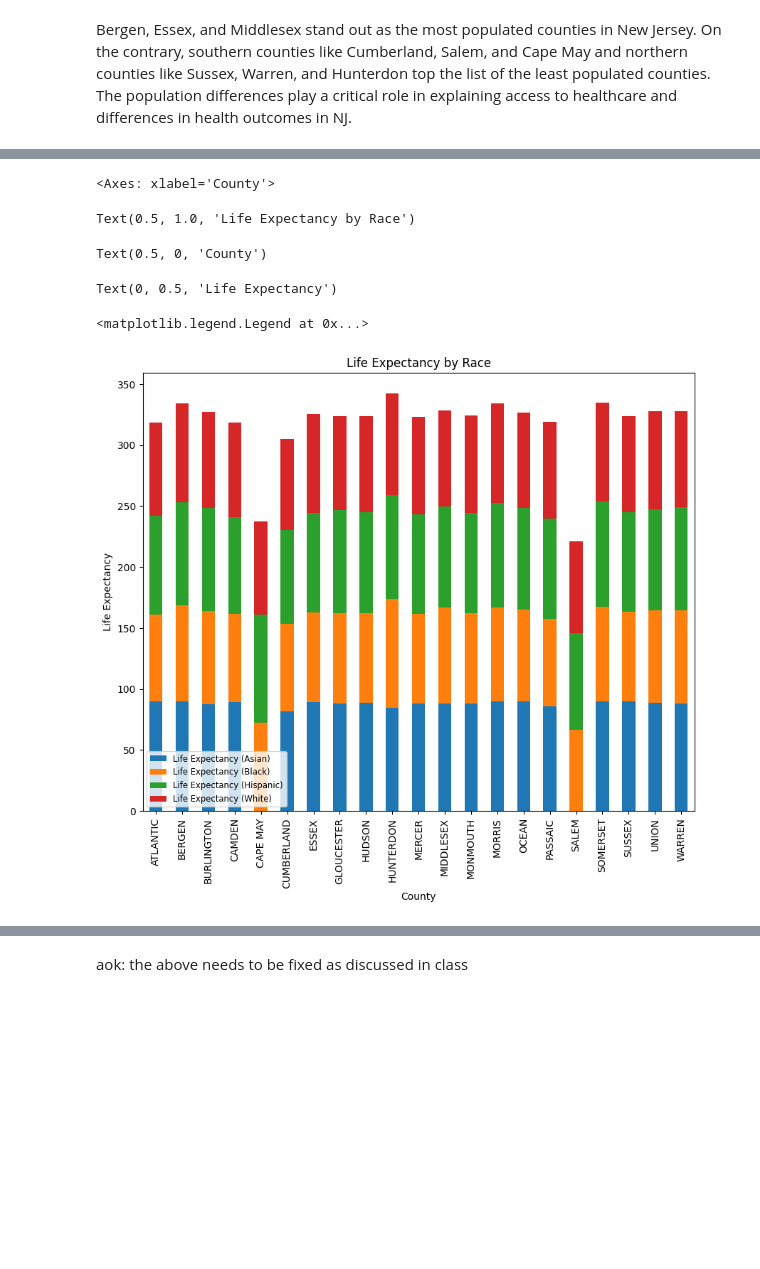
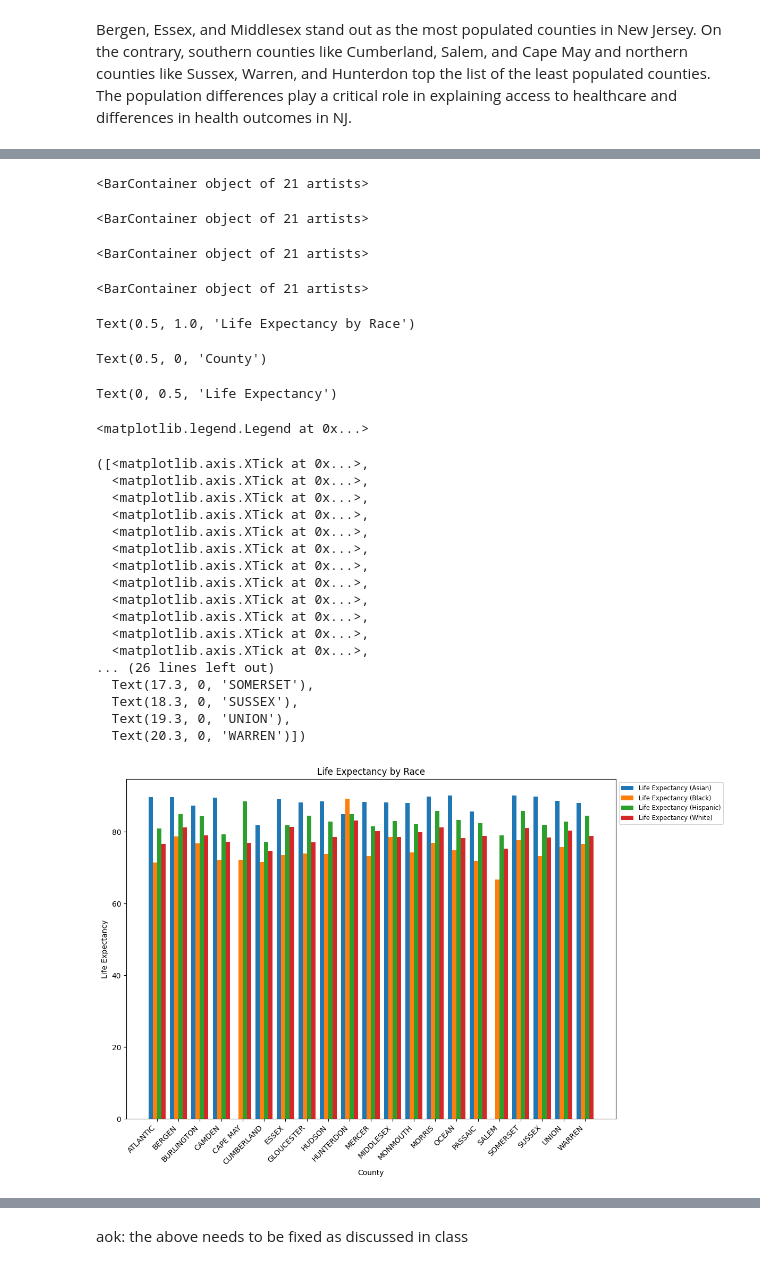
Before and after one commit to Brian13Noble/Geographical-Information-Systems-Projects, a Jupyter notebook: ps3.ipynb, the cells around one changed output, grey strips where cells are left out. Saved outputs shown, nothing was run; the diff lists cells and outputs as text; code cells hidden in the pictures; blank space fills up the shorter version.

```diff
--- a/ps3.ipynb
+++ b/ps3.ipynb
@@ -294,22 +311,58 @@ add_measures
 | 21 | WARREN | 79.15 | 88.00 | 76.59 | 84.46 | ... |
 # %%
 import matplotlib.pyplot as plt
+import numpy as np
+
 # Assuming 'add_measures' is your DataFrame with race-specific life expectancy data
-add_measures.plot(kind='bar', x='County', y=['Life Expectancy (Asian)', 'Life Expectancy (Black)',
-   'Life Expectancy (Hispanic)', 'Life Expectancy (White)'], stacked=True, figsize=(10, 8))
+categories = ['Life Expectancy (Asian)', 'Life Expectancy (Black)', 'Life Expectancy (Hispanic)', 'Life Expectancy (White)']
+bar_width = 0.2  # Adjust the width of each bar as needed
+
+county_indices = np.arange(len(add_measures['County']))
+bar_offsets = np.arange(len(categories)) * bar_width
+
+fig, ax = plt.subplots(figsize=(12, 8))
+
+for i, category in enumerate(categories):
+    ax.bar(county_indices + bar_offsets[i], add_measures[category], width=bar_width, label=category)
 
 plt.title('Life Expectancy by Race')
 plt.xlabel('County')
 plt.ylabel('Life Expectancy')
 
-# You can adjust the legend location and size as needed
-plt.legend(loc='lower left', fontsize='small')
+# Move the legend outside the plot to the right
+plt.legend(loc='upper left', bbox_to_anchor=(1, 1), fontsize='small')
+
+# Rotate x-axis tick labels for better visibility
+plt.xticks(county_indices + 0.3, add_measures['County'], rotation=45, ha='right')
+
+# Adjust layout to make room for the legend
+plt.tight_layout()
 
 plt.show()
 # %% [output]
-<Axes: xlabel='County'>
+<BarContainer object of 21 artists>
-Text(0.5, 1.0, 'Life Expectancy by Race')
+<BarContainer object of 21 artists>
-Text(0.5, 0, 'County')
+<BarContainer object of 21 artists>
-Text(0, 0.5, 'Life Expectancy')
+<BarContainer object of 21 artists>
-<matplotlib.legend.Legend at 0x...>
+Text(0.5, 1.0, 'Life Expectancy by Race')
+Text(0.5, 0, 'County')
+Text(0, 0.5, 'Life Expectancy')
+<matplotlib.legend.Legend at 0x...>
+([<matplotlib.axis.XTick at 0x...>,
+  <matplotlib.axis.XTick at 0x...>,
+  <matplotlib.axis.XTick at 0x...>,
+  <matplotlib.axis.XTick at 0x...>,
+  <matplotlib.axis.XTick at 0x...>,
+  <matplotlib.axis.XTick at 0x...>,
+  <matplotlib.axis.XTick at 0x...>,
+  <matplotlib.axis.XTick at 0x...>,
+  <matplotlib.axis.XTick at 0x...>,
+  <matplotlib.axis.XTick at 0x...>,
+  <matplotlib.axis.XTick at 0x...>,
+  <matplotlib.axis.XTick at 0x...>,
+... (26 lines left out)
+  Text(17.3, 0, 'SOMERSET'),
+  Text(18.3, 0, 'SUSSEX'),
+  Text(19.3, 0, 'UNION'),
+  Text(20.3, 0, 'WARREN')])
-[figure, old version]
+[figure, new version]
```
Also changed, not shown: parts of 10 cells of this notebook.
